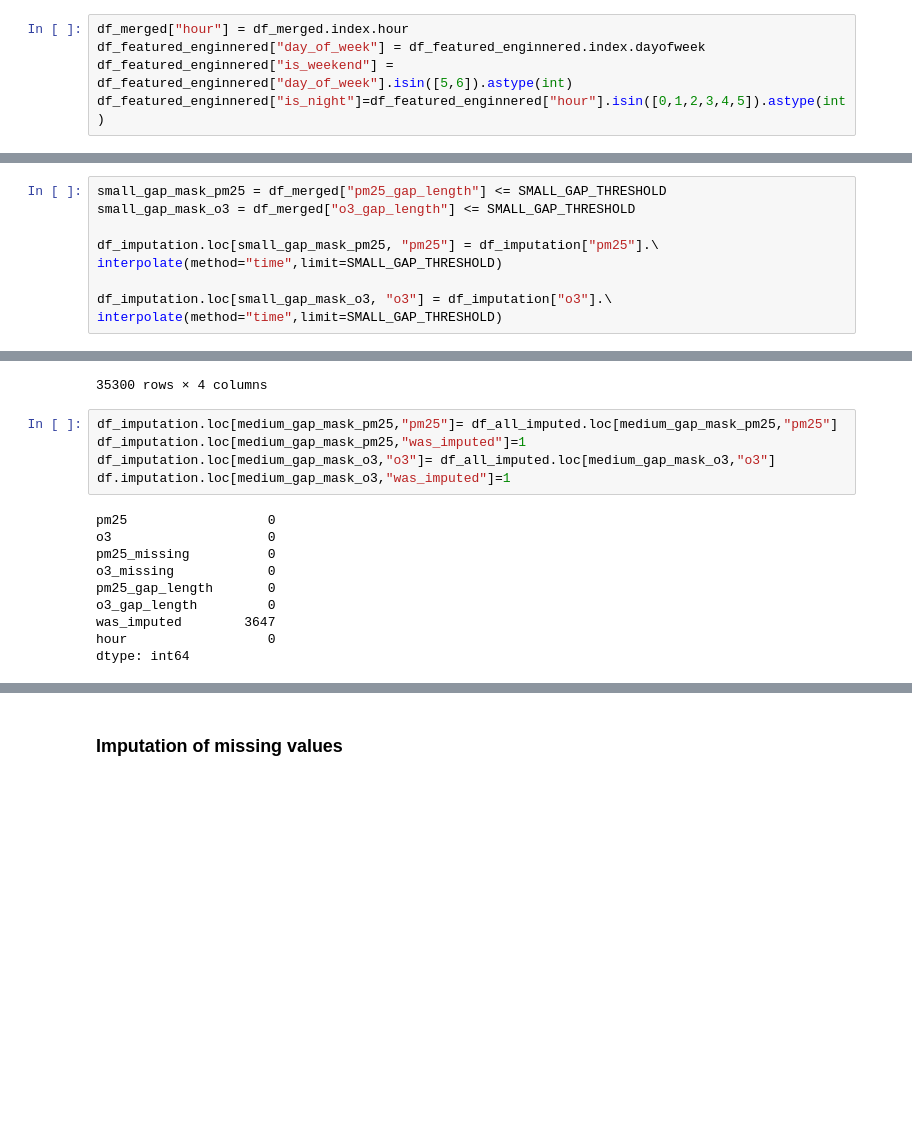
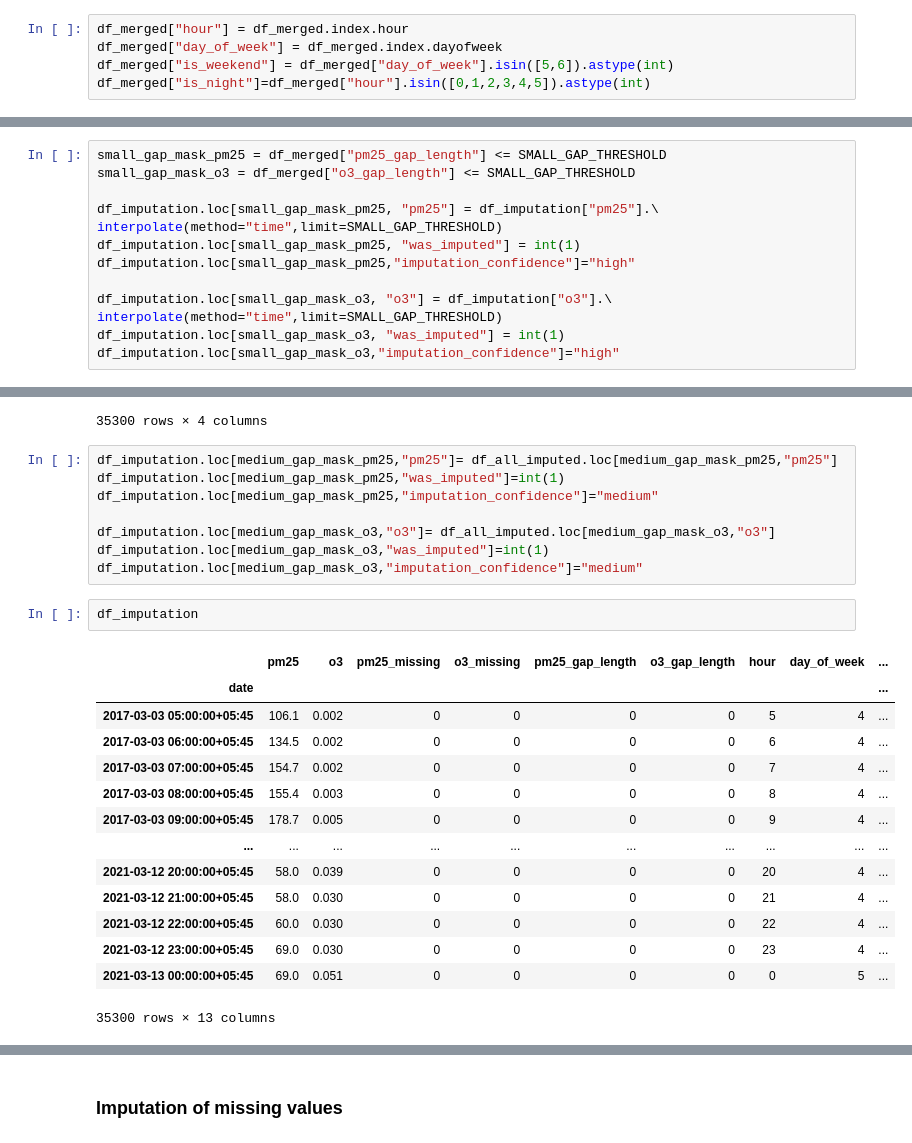
Before and after one commit to YubikNakarmi/Aqi_predictor, a Jupyter notebook: notebooks/datapreprocess(limited).ipynb, the cells around one changed output, grey strips where cells are left out. Cells and saved outputs as stored; diff of their text form; blank space fills up the shorter version.

Commit message:
imputation Complete

```diff
--- a/notebooks/datapreprocess(limited).ipynb
+++ b/notebooks/datapreprocess(limited).ipynb
@@ -79,8 +79,8 @@ Name: count, dtype: int64
 df_merged= df_merged.asfreq('H') # force to hourly frequency
 # %%
 df_merged["hour"] = df_merged.index.hour
-df_featured_enginnered["day_of_week"] = df_featured_enginnered.index.dayofweek
-df_featured_enginnered["is_weekend"] = df_featured_enginnered["day_of_week"].isin([5,6]).astype(int)
-df_featured_enginnered["is_night"]=df_featured_enginnered["hour"].isin([0,1,2,3,4,5]).astype(int)
+df_merged["day_of_week"] = df_merged.index.dayofweek
+df_merged["is_weekend"] = df_merged["day_of_week"].isin([5,6]).astype(int)
+df_merged["is_night"]=df_merged["hour"].isin([0,1,2,3,4,5]).astype(int)
 # %% [markdown]
 ### Finding gaps in time series data
@@ -144,9 +158,13 @@ small_gap_mask_o3 = df_merged["o3_gap_length"] <= SMALL_GAP_THRESHOLD
 
 df_imputation.loc[small_gap_mask_pm25, "pm25"] = df_imputation["pm25"].\
 interpolate(method="time",limit=SMALL_GAP_THRESHOLD)
+df_imputation.loc[small_gap_mask_pm25, "was_imputed"] = int(1)
+df_imputation.loc[small_gap_mask_pm25,"imputation_confidence"]="high"
 
 df_imputation.loc[small_gap_mask_o3, "o3"] = df_imputation["o3"].\
 interpolate(method="time",limit=SMALL_GAP_THRESHOLD)
+df_imputation.loc[small_gap_mask_o3, "was_imputed"] = int(1)
+df_imputation.loc[small_gap_mask_o3,"imputation_confidence"]="high"
 # %% [markdown]
 #### Medium imputation case (>6 and <=12 hours)
 using KNN imputation and lag freatures
@@ -187,16 +205,26 @@ df_all_imputed
 35300 rows × 4 columns
 # %%
 df_imputation.loc[medium_gap_mask_pm25,"pm25"]= df_all_imputed.loc[medium_gap_mask_pm25,"pm25"]
-df_imputation.loc[medium_gap_mask_pm25,"was_imputed"]=1
+df_imputation.loc[medium_gap_mask_pm25,"was_imputed"]=int(1)
+df_imputation.loc[medium_gap_mask_pm25,"imputation_confidence"]="medium"
+
 df_imputation.loc[medium_gap_mask_o3,"o3"]= df_all_imputed.loc[medium_gap_mask_o3,"o3"]
-df.imputation.loc[medium_gap_mask_o3,"was_imputed"]=1
+df_imputation.loc[medium_gap_mask_o3,"was_imputed"]=int(1)
+df_imputation.loc[medium_gap_mask_o3,"imputation_confidence"]="medium"
-# %% [output]
-pm25                  0
-o3                    0
-pm25_missing          0
-o3_missing            0
-pm25_gap_length       0
-o3_gap_length         0
-was_imputed        3647
-hour                  0
-dtype: int64
+# %%
+df_imputation
+# %% [output]
+|  | pm25 | o3 | pm25_missing | o3_missing | pm25_gap_length | o3_gap_length | hour | day_of_week | ... |
+| date |  |  |  |  |  |  |  |  | ... |
+| 2017-03-03 05:00:00+05:45 | 106.1 | 0.002 | 0 | 0 | 0 | 0 | 5 | 4 | ... |
+| 2017-03-03 06:00:00+05:45 | 134.5 | 0.002 | 0 | 0 | 0 | 0 | 6 | 4 | ... |
+| 2017-03-03 07:00:00+05:45 | 154.7 | 0.002 | 0 | 0 | 0 | 0 | 7 | 4 | ... |
+| 2017-03-03 08:00:00+05:45 | 155.4 | 0.003 | 0 | 0 | 0 | 0 | 8 | 4 | ... |
+| 2017-03-03 09:00:00+05:45 | 178.7 | 0.005 | 0 | 0 | 0 | 0 | 9 | 4 | ... |
+| ... | ... | ... | ... | ... | ... | ... | ... | ... | ... |
+| 2021-03-12 20:00:00+05:45 | 58.0 | 0.039 | 0 | 0 | 0 | 0 | 20 | 4 | ... |
+| 2021-03-12 21:00:00+05:45 | 58.0 | 0.030 | 0 | 0 | 0 | 0 | 21 | 4 | ... |
+| 2021-03-12 22:00:00+05:45 | 60.0 | 0.030 | 0 | 0 | 0 | 0 | 22 | 4 | ... |
+| 2021-03-12 23:00:00+05:45 | 69.0 | 0.030 | 0 | 0 | 0 | 0 | 23 | 4 | ... |
+| 2021-03-13 00:00:00+05:45 | 69.0 | 0.051 | 0 | 0 | 0 | 0 | 0 | 5 | ... |
+35300 rows × 13 columns
```
Also changed, not shown: parts of 8 cells of this notebook.
